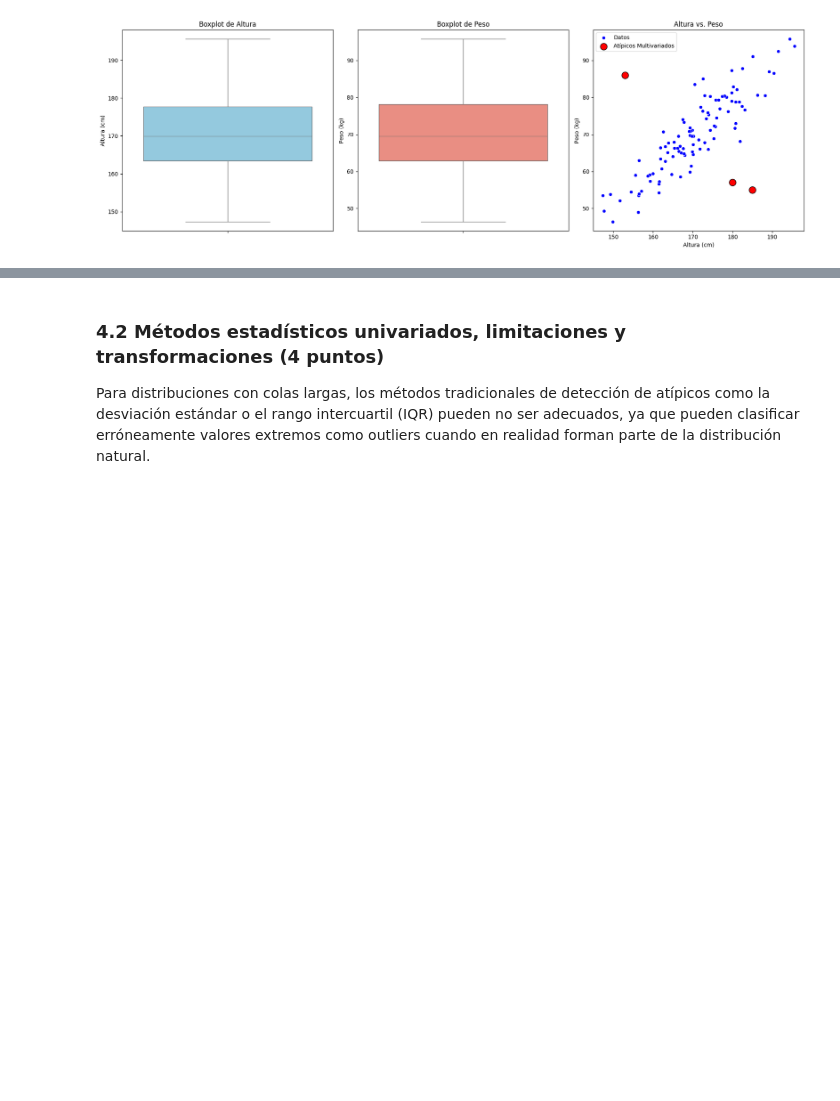
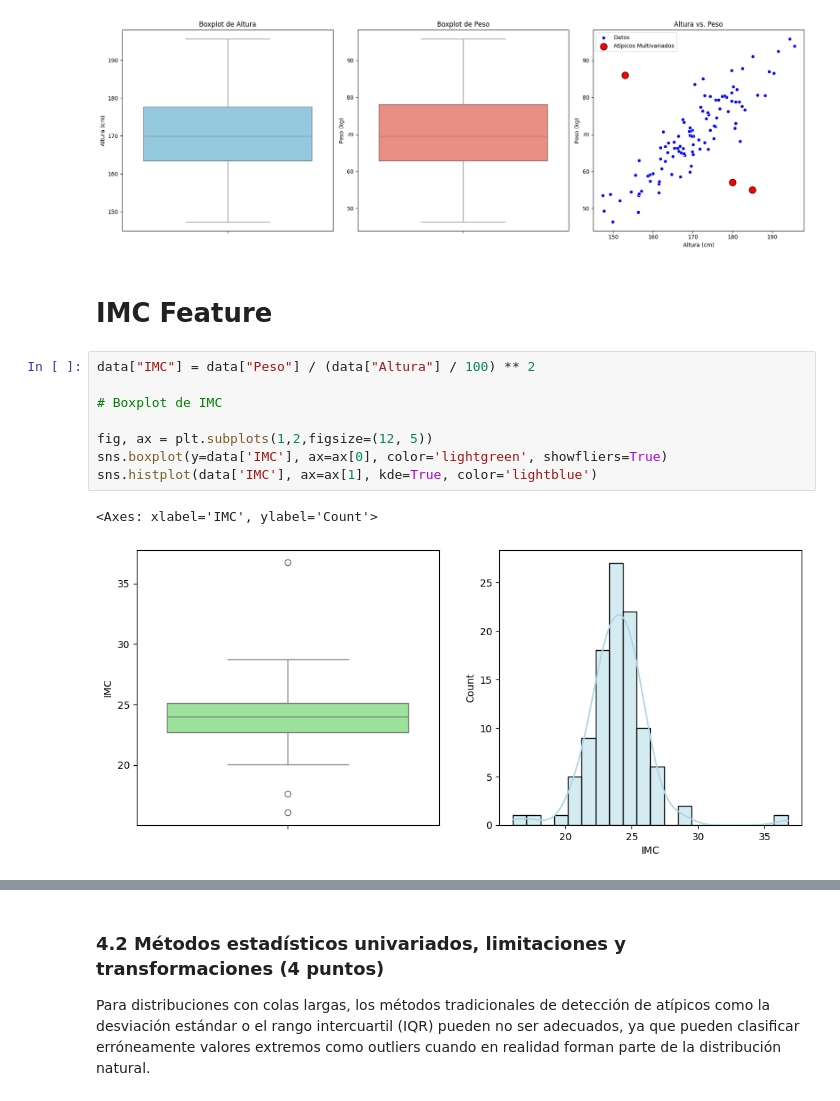
Before and after one commit to Codenid/data-discovery-lab2-eda-missingness-datos-atipicos, a Jupyter notebook: laboratorio_2_alum.ipynb, the cells around one changed output, grey strips where cells are left out. Drawn from its saved outputs; the diff is of its cells as text; blank space fills up the shorter version.

```diff
--- a/laboratorio_2_alum.ipynb
+++ b/laboratorio_2_alum.ipynb
@@ -510,3 +510,16 @@ plt.tight_layout()
 plt.show()
 # %% [output]
 [figure]
+# %% [markdown]
+# IMC Feature
+# %%
+data["IMC"] = data["Peso"] / (data["Altura"] / 100) ** 2
+
+# Boxplot de IMC
+
+fig, ax = plt.subplots(1,2,figsize=(12, 5))
+sns.boxplot(y=data['IMC'], ax=ax[0], color='lightgreen', showfliers=True)
+sns.histplot(data['IMC'], ax=ax[1], kde=True, color='lightblue')
+# %% [output]
+<Axes: xlabel='IMC', ylabel='Count'>
+[figure, added]
```
Also changed, not shown: parts of 1 cell of this notebook.
